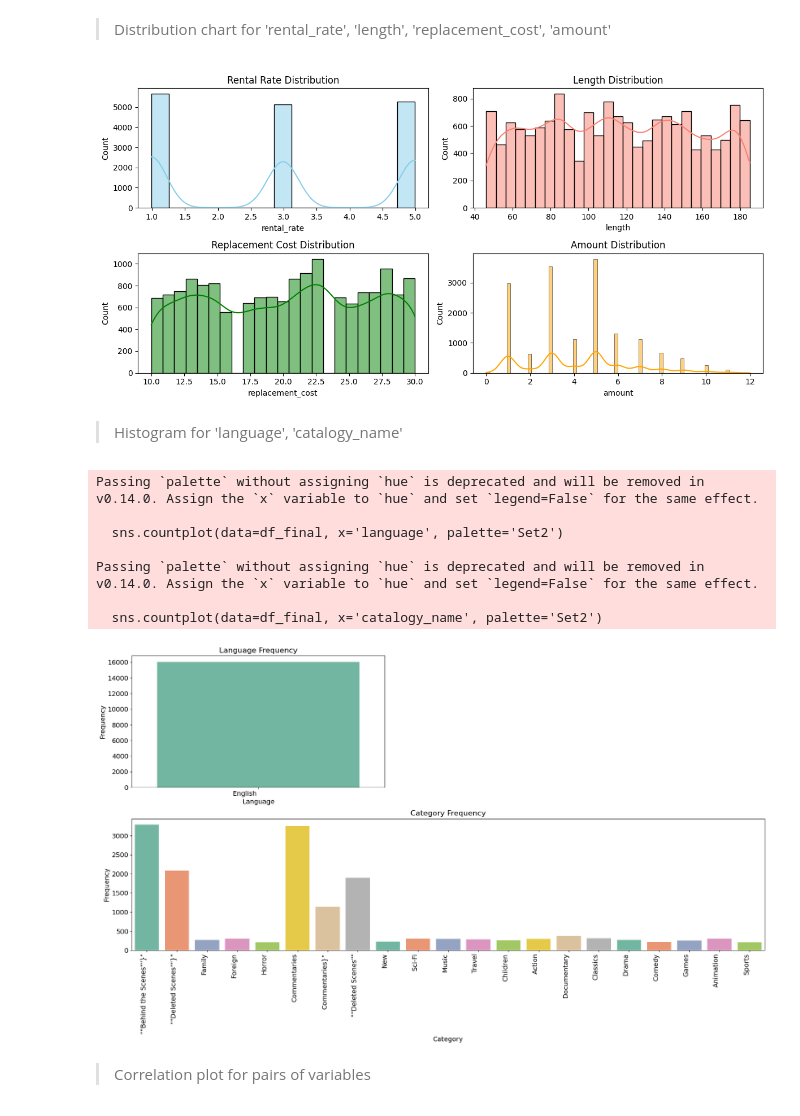
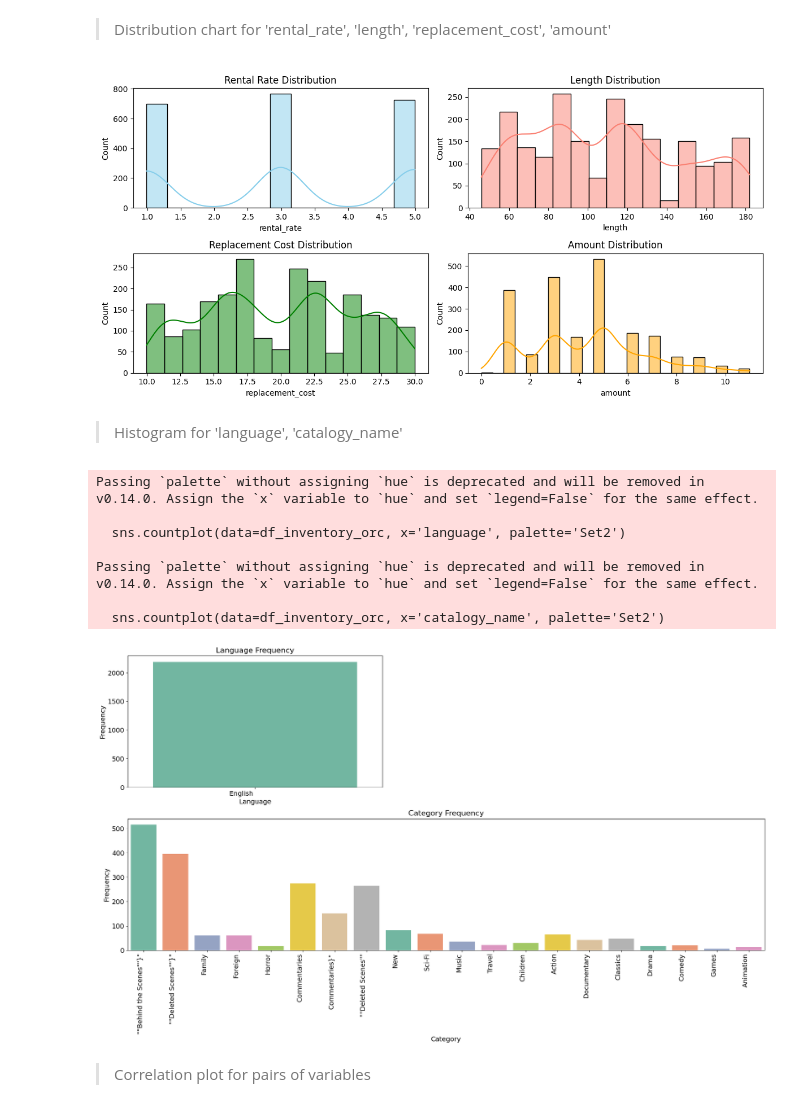
Before and after one commit to Narius2030/Sakila-Business-Analysis, a Jupyter notebook: EDA_Inventory_Analysis_Final.ipynb, the cells around one changed output. Cells and saved outputs as stored; diff of their text form; code cells hidden in the pictures.

```diff
--- a/EDA_Inventory_Analysis_Final.ipynb
+++ b/EDA_Inventory_Analysis_Final.ipynb
@@ -43,0 +75,7 @@ TypeError: df_rows_details() missing 1 required positional argument: 'table_name
+# %%
+df_inventory_orc=hiveapp.df_rows_details("""SELECT *
+FROM Fact_Inventory_Analysis_ORC fact_orc
+JOIN DimInventory di ON fact_orc.inventory_key = di.inventory_key
+JOIN DimRental dr ON fact_orc.rental_key = dr.rental_key
+JOIN DimDate dd ON fact_orc.rental_date_key = dd.date_key
+""",'dtptr')
@@ -157,5 +130,5 @@ df_final = pd.merge(merged_df, df_date,left_on="fact_inventory_analysis.orderdat
 # %%
-df_final.drop(columns=['diminventory.inventory_key', 'dimrental.rental_key', 'dimdate.date_key'], inplace=True,axis=1)
+df_inventory_orc.drop(columns=['di.inventory_key', 'dr.rental_key', 'dd.date_key'], inplace=True,axis=1)
 # %% [markdown]
 ### **3. Exploratory Data Analyst** <a id="3"></a>
 
@@ -237,5 +209,5 @@ df_final.describe()
 # %% [markdown]
 #### 3.2 Data visualization
 # %%
-df_final.columns = df_final.columns.str.split('.').str.get(-1)
+df_inventory_orc.columns = df_inventory_orc.columns.str.split('.').str.get(-1)
 # %%
@@ -279,31 +251,31 @@ plt.show()
 # %%
 plt.figure(figsize=(12, 6))
 plt.subplot(2, 2, 1)
-sns.histplot(df_final['rental_rate'], kde=True, color='skyblue')
+sns.histplot(df_inventory_orc['rental_rate'], kde=True, color='skyblue')
 plt.title('Rental Rate Distribution')
 
 plt.subplot(2, 2, 2)
-sns.histplot(df_final['length'], kde=True, color='salmon')
+sns.histplot(df_inventory_orc['length'], kde=True, color='salmon')
 plt.title('Length Distribution')
 
 plt.subplot(2, 2, 3)
-sns.histplot(df_final['replacement_cost'], kde=True, color='green')
+sns.histplot(df_inventory_orc['replacement_cost'], kde=True, color='green')
 plt.title('Replacement Cost Distribution')
 
 plt.subplot(2, 2, 4)
-sns.histplot(df_final['amount'], kde=True, color='orange')
+sns.histplot(df_inventory_orc['amount'], kde=True, color='orange')
 plt.title('Amount Distribution')
 
 plt.tight_layout()
 plt.show()
 # %% [output]
-[figure, old version]
+[figure, new version]
 # %% [markdown]
 > Histogram for 'language', 'catalogy_name'
 # %%
 plt.figure(figsize=(20, 12))
 plt.subplot(2, 2, 1)
-sns.countplot(data=df_final, x='language', palette='Set2')
+sns.countplot(data=df_inventory_orc, x='language', palette='Set2')
 plt.title('Language Frequency', fontsize=16)
 plt.xlabel('Language', fontsize=14)
 plt.ylabel('Frequency', fontsize=14)
@@ -311,7 +283,7 @@ plt.xticks(fontsize=14)
 plt.yticks(fontsize=14)
 
 plt.subplot(2, 1, 2)
-sns.countplot(data=df_final, x='catalogy_name', palette='Set2')
+sns.countplot(data=df_inventory_orc, x='catalogy_name', palette='Set2')
 plt.title('Category Frequency', fontsize=16)
 plt.xlabel('Category', fontsize=14)
 plt.ylabel('Frequency', fontsize=14)
@@ -324,12 +296,12 @@ plt.show()
 # %% [output]
 Passing `palette` without assigning `hue` is deprecated and will be removed in v0.14.0. Assign the `x` variable to `hue` and set `legend=False` for the same effect.
 
-  sns.countplot(data=df_final, x='language', palette='Set2')
+  sns.countplot(data=df_inventory_orc, x='language', palette='Set2')
 
 Passing `palette` without assigning `hue` is deprecated and will be removed in v0.14.0. Assign the `x` variable to `hue` and set `legend=False` for the same effect.
 
-  sns.countplot(data=df_final, x='catalogy_name', palette='Set2')
+  sns.countplot(data=df_inventory_orc, x='catalogy_name', palette='Set2')
-[figure, old version]
+[figure, new version]
 # %% [markdown]
 > Correlation plot for pairs of variables
 # %%
```
Also changed, not shown: parts of 50 cells of this notebook, 3 other files.
